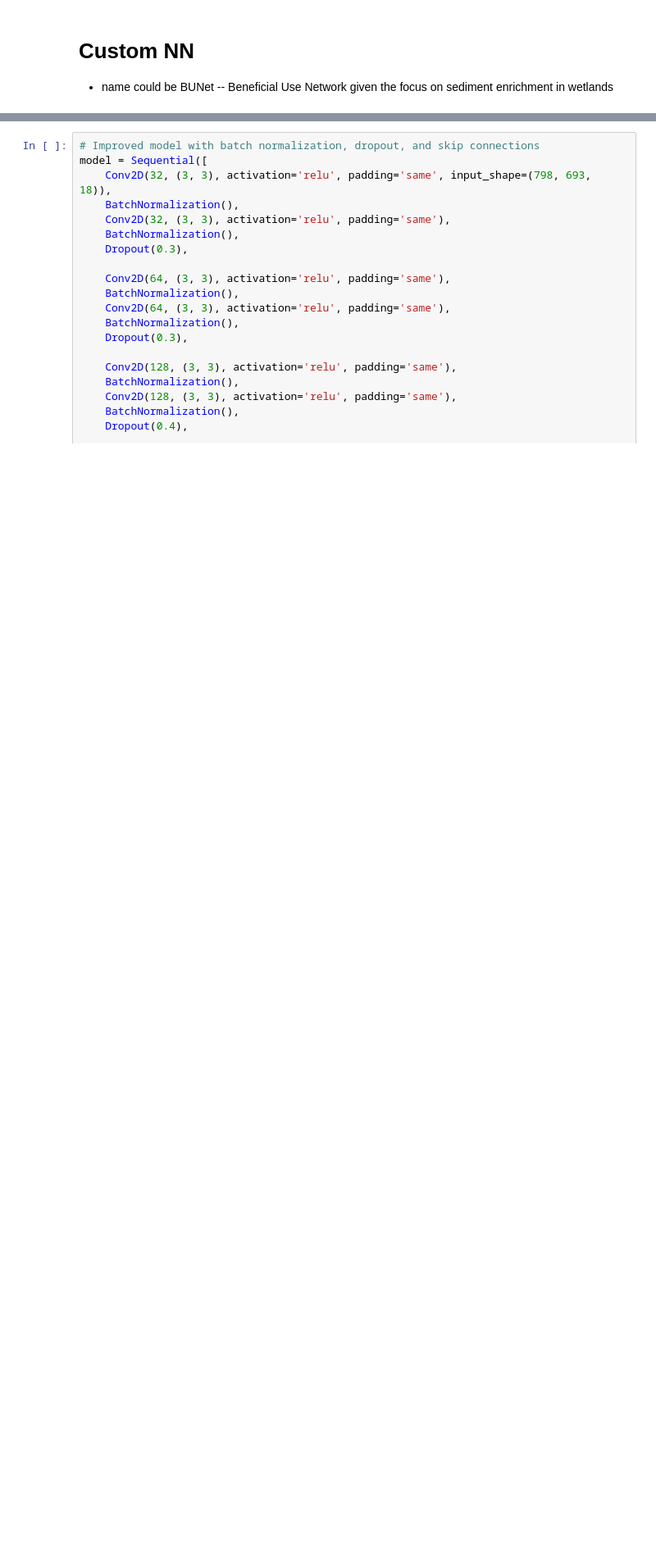
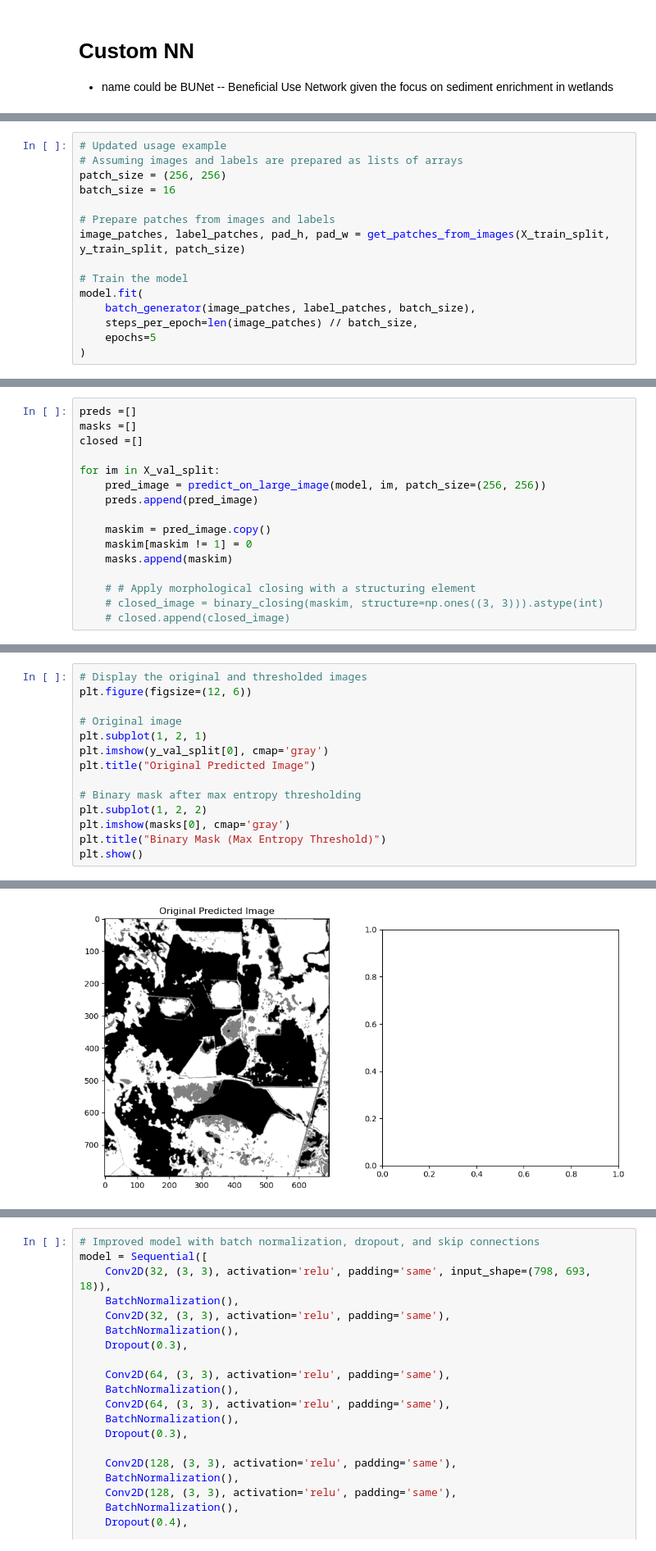
Before and after one commit to SOILSAT/Sat_Info, a Jupyter notebook: SabineRS/modelprep.ipynb, the cells around one changed output, grey strips where cells are left out. Shown: that part at 82% size. Drawn from its saved outputs; the diff is of its cells as text; blank space fills up the shorter version.

```diff
--- a/SabineRS/modelprep.ipynb
+++ b/SabineRS/modelprep.ipynb
@@ -260,0 +489,15 @@ X_train_split, X_val_split, y_train_split, y_val_split = train_test_split(
+# %%
+# Updated usage example
+# Assuming images and labels are prepared as lists of arrays
+patch_size = (256, 256)
+batch_size = 16
+
+# Prepare patches from images and labels
+image_patches, label_patches, pad_h, pad_w = get_patches_from_images(X_train_split, y_train_split, patch_size)
+
+# Train the model
+model.fit(
+    batch_generator(image_patches, label_patches, batch_size),
+    steps_per_epoch=len(image_patches) // batch_size,
+    epochs=5
+)
@@ -260,0 +517,16 @@ X_train_split, X_val_split, y_train_split, y_val_split = train_test_split(
+# %%
+preds =[]
+masks =[]
+closed =[]
+
+for im in X_val_split:
+    pred_image = predict_on_large_image(model, im, patch_size=(256, 256))
+    preds.append(pred_image)
+
+    maskim = pred_image.copy()
+    maskim[maskim != 1] = 0
+    masks.append(maskim)
+
+    # # Apply morphological closing with a structuring element
+    # closed_image = binary_closing(maskim, structure=np.ones((3, 3))).astype(int)
+    # closed.append(closed_image)
@@ -260,0 +551,15 @@ X_train_split, X_val_split, y_train_split, y_val_split = train_test_split(
+# %%
+# Display the original and thresholded images
+plt.figure(figsize=(12, 6))
+
+# Original image
+plt.subplot(1, 2, 1)
+plt.imshow(y_val_split[0], cmap='gray')
+plt.title("Original Predicted Image")
+
+# Binary mask after max entropy thresholding
+plt.subplot(1, 2, 2)
+plt.imshow(masks[0], cmap='gray')
+plt.title("Binary Mask (Max Entropy Threshold)")
+plt.show()
+# %% [output]
@@ -260,0 +567 @@ X_train_split, X_val_split, y_train_split, y_val_split = train_test_split(
+[figure, added]
```
Also changed, not shown: parts of 14 cells of this notebook, 1 other file.
